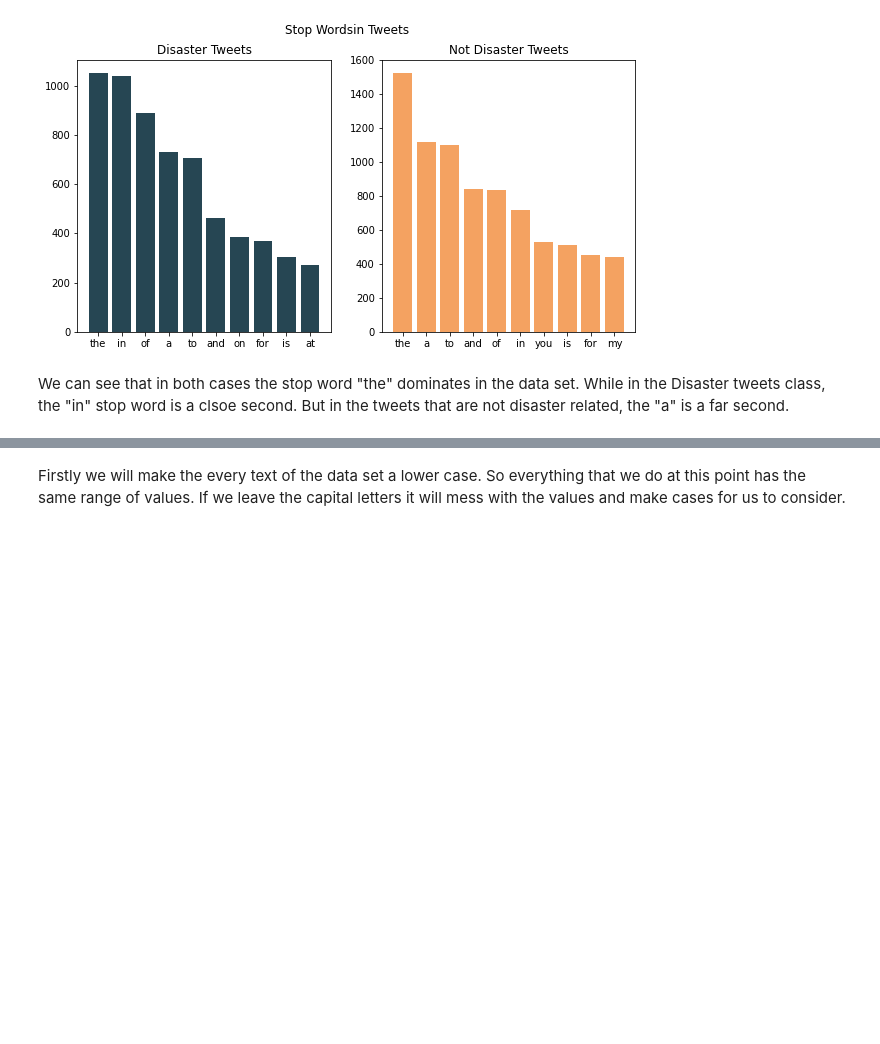
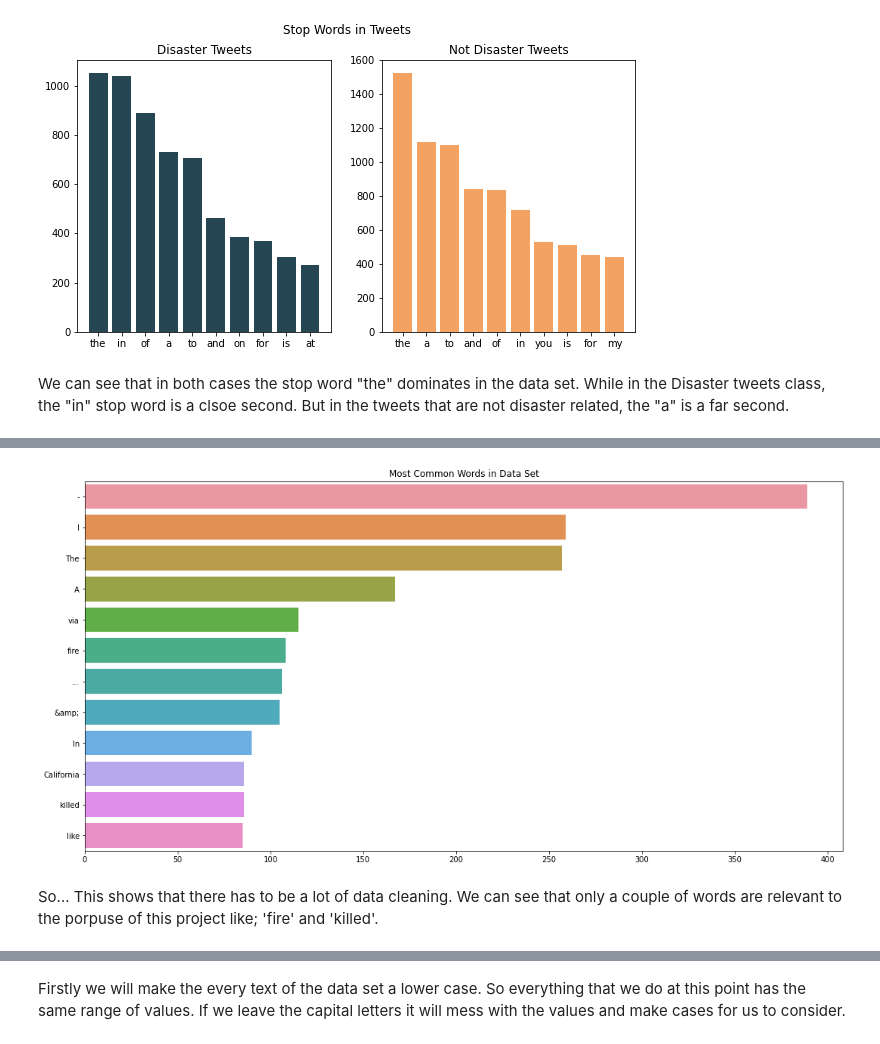
Before and after one commit to RandomAlien3096/NaturalLanguageProcessingWithDisasters, a Jupyter notebook: NLP_twitter_notebook.ipynb, the cells around one changed output, grey strips where cells are left out. Saved outputs shown, nothing was run; the diff lists cells and outputs as text; code cells hidden in the pictures; blank space fills up the shorter version.

```diff
--- a/NLP_twitter_notebook.ipynb
+++ b/NLP_twitter_notebook.ipynb
@@ -203,0 +239,17 @@ We can see that in both cases the stop word "the" dominates in the data set. Whi
+# %%
+counter=Counter(corpus)
+most=counter.most_common()
+x=[]
+y=[]
+for word,count in most[:40]:
+    if (word not in stop) :
+        x.append(word)
+        y.append(count)
+# %%
+plt.figure(figsize = (18,9))
+sns.barplot(x = y, y = x).set(title = 'Most Common Words in Data Set')
+plt.show()
+# %% [output]
+[figure, added]
+# %% [markdown]
+So... This shows that there has to be a lot of data cleaning. We can see that only a couple of words are relevant to the porpuse of this project like; 'fire' and 'killed'.
```
Also changed, not shown: parts of 33 cells of this notebook.
